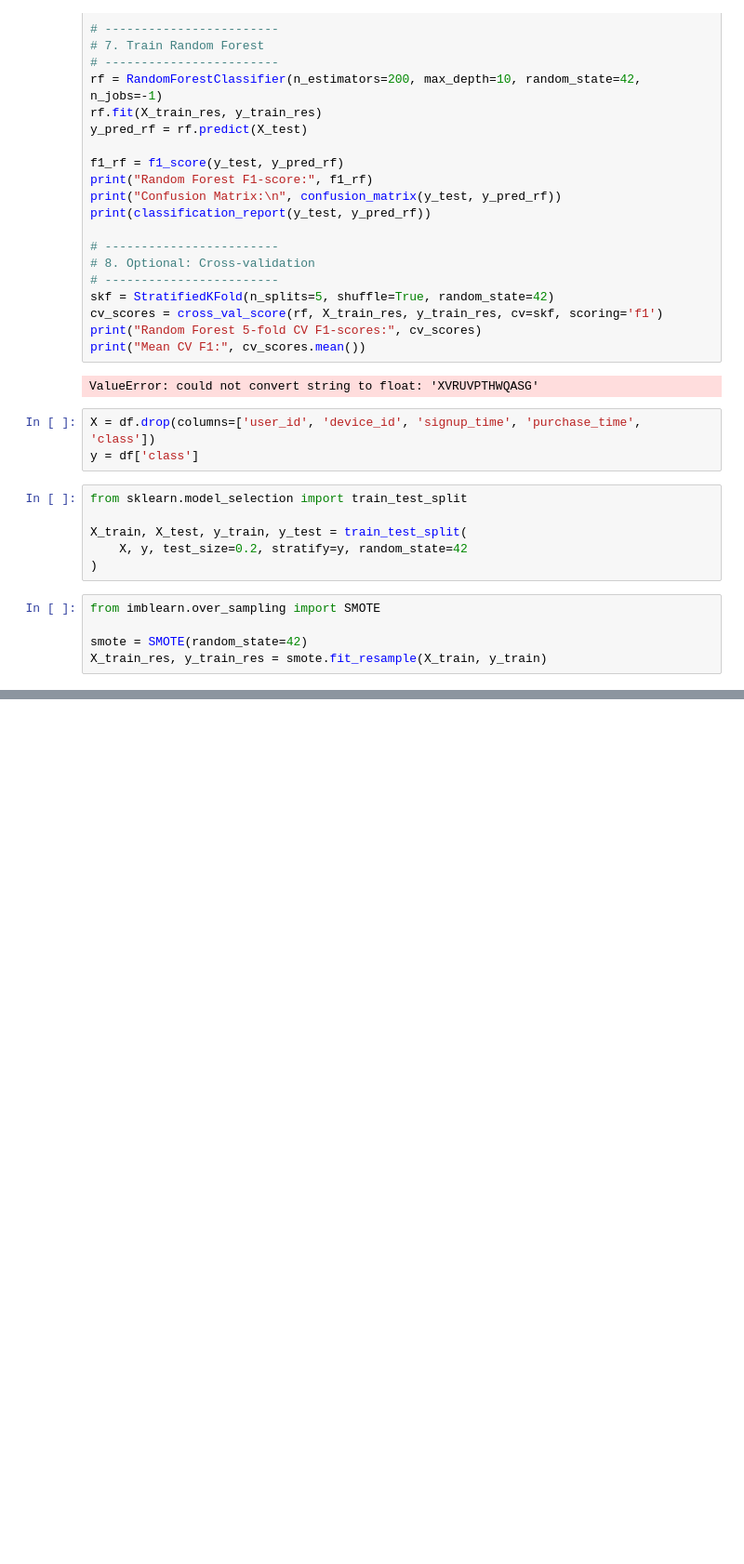
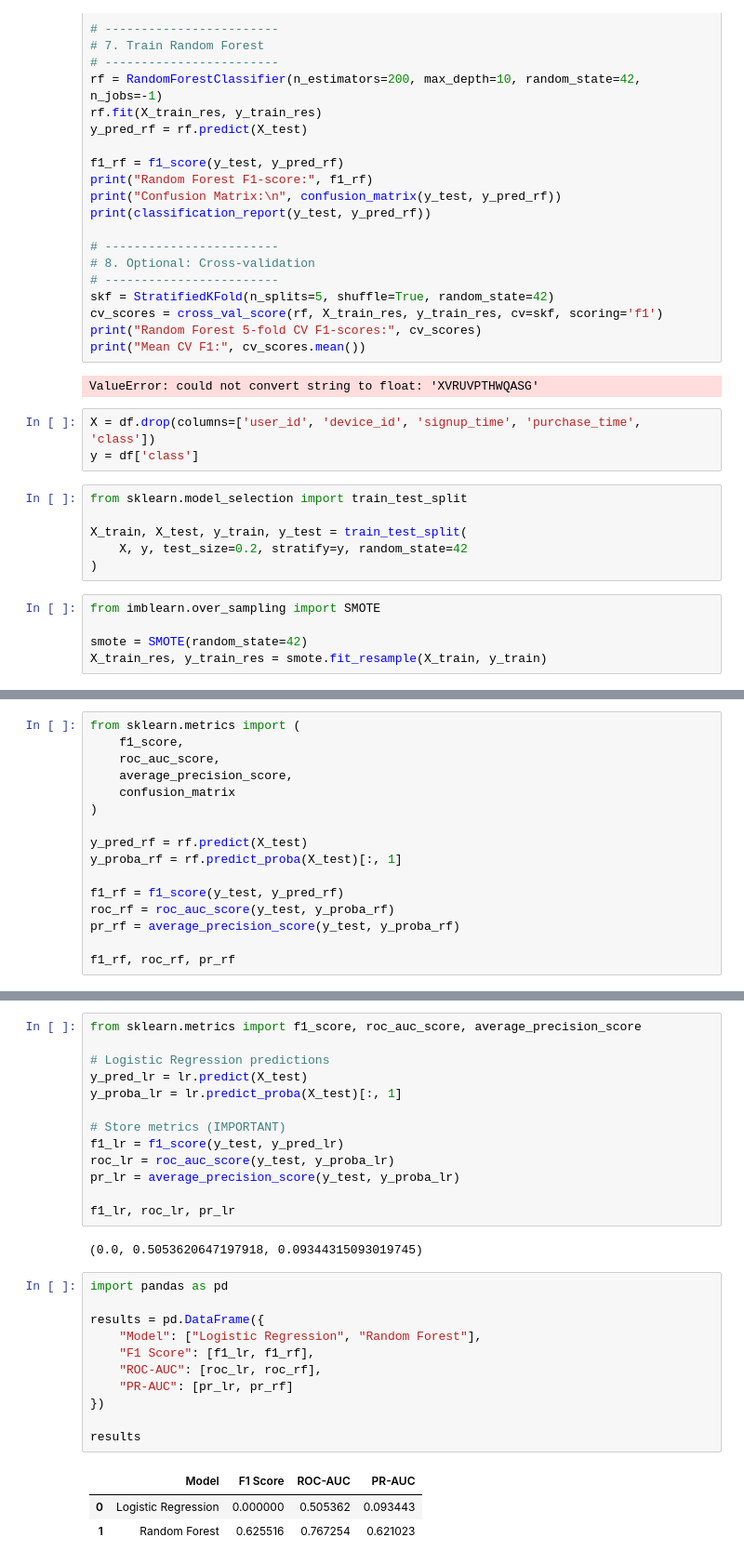
Before and after one commit to yosefmaregn2017-droid/fraud-detection, a Jupyter notebook: notebooks/modeling.ipynb, the cells around one changed output, grey strips where cells are left out. Shown at 93% size. Drawn from its saved outputs; the diff is of its cells as text; blank space fills up the shorter version.

```diff
--- a/notebooks/modeling.ipynb
+++ b/notebooks/modeling.ipynb
@@ -720,0 +782,16 @@ X_train_res, y_train_res = smote.fit_resample(X_train, y_train)
+# %%
+from sklearn.metrics import (
+    f1_score,
+    roc_auc_score,
+    average_precision_score,
+    confusion_matrix
+)
+
+y_pred_rf = rf.predict(X_test)
+y_proba_rf = rf.predict_proba(X_test)[:, 1]
+
+f1_rf = f1_score(y_test, y_pred_rf)
+roc_rf = roc_auc_score(y_test, y_proba_rf)
+pr_rf = average_precision_score(y_test, y_proba_rf)
+
+f1_rf, roc_rf, pr_rf
@@ -720,0 +815,30 @@ X_train_res, y_train_res = smote.fit_resample(X_train, y_train)
+# %%
+from sklearn.metrics import f1_score, roc_auc_score, average_precision_score
+
+# Logistic Regression predictions
+y_pred_lr = lr.predict(X_test)
+y_proba_lr = lr.predict_proba(X_test)[:, 1]
+
+# Store metrics (IMPORTANT)
+f1_lr = f1_score(y_test, y_pred_lr)
+roc_lr = roc_auc_score(y_test, y_proba_lr)
+pr_lr = average_precision_score(y_test, y_proba_lr)
+
+f1_lr, roc_lr, pr_lr
+# %% [output]
+(0.0, 0.5053620647197918, 0.09344315093019745)
+# %%
+import pandas as pd
+
+results = pd.DataFrame({
+    "Model": ["Logistic Regression", "Random Forest"],
+    "F1 Score": [f1_lr, f1_rf],
+    "ROC-AUC": [roc_lr, roc_rf],
+    "PR-AUC": [pr_lr, pr_rf]
+})
+
+results
+# %% [output]
+|  | Model | F1 Score | ROC-AUC | PR-AUC |
+| 0 | Logistic Regression | 0.000000 | 0.505362 | 0.093443 |
+| 1 | Random Forest | 0.625516 | 0.767254 | 0.621023 |
```
Also changed, not shown: parts of 9 cells of this notebook, 1 other file.
